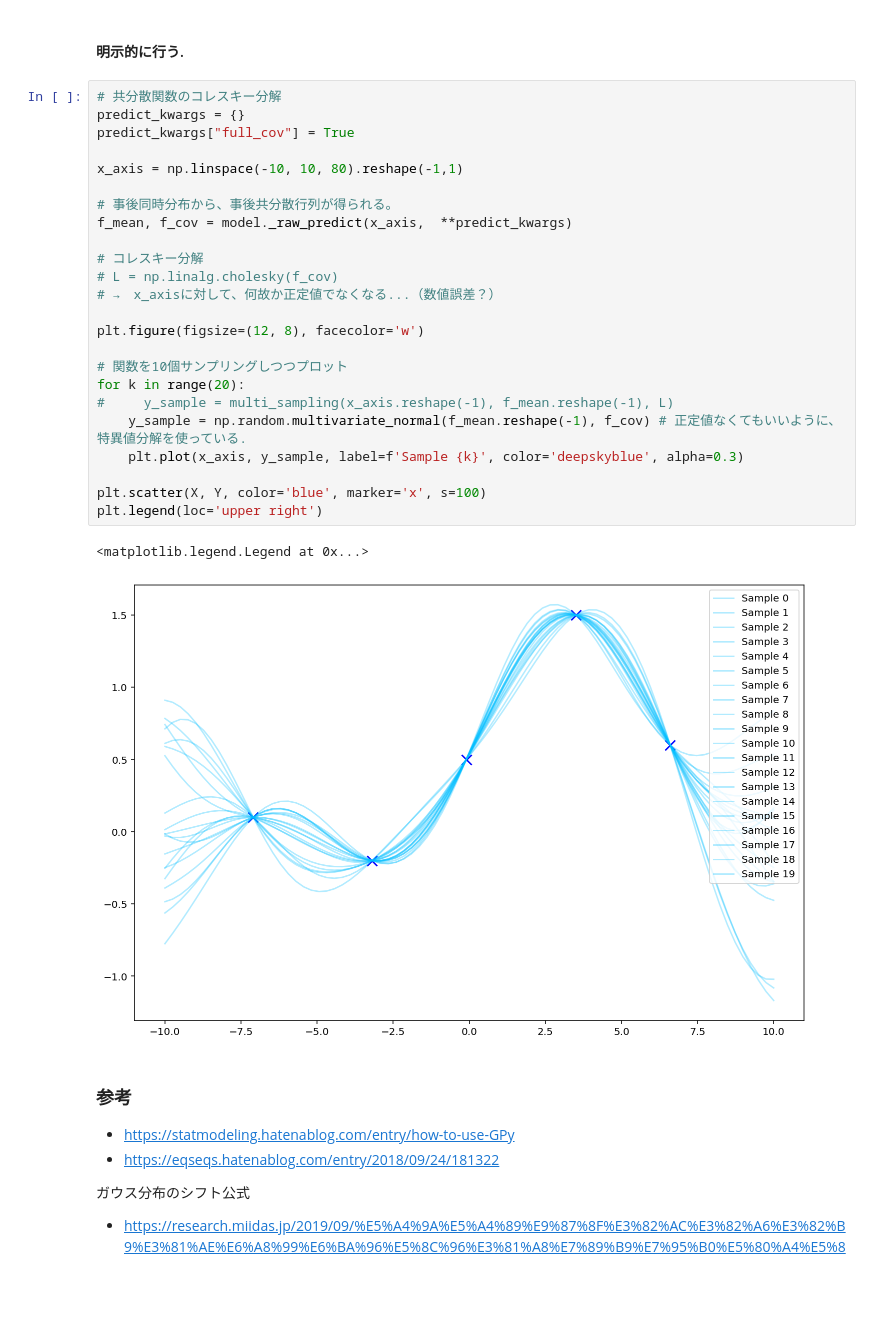
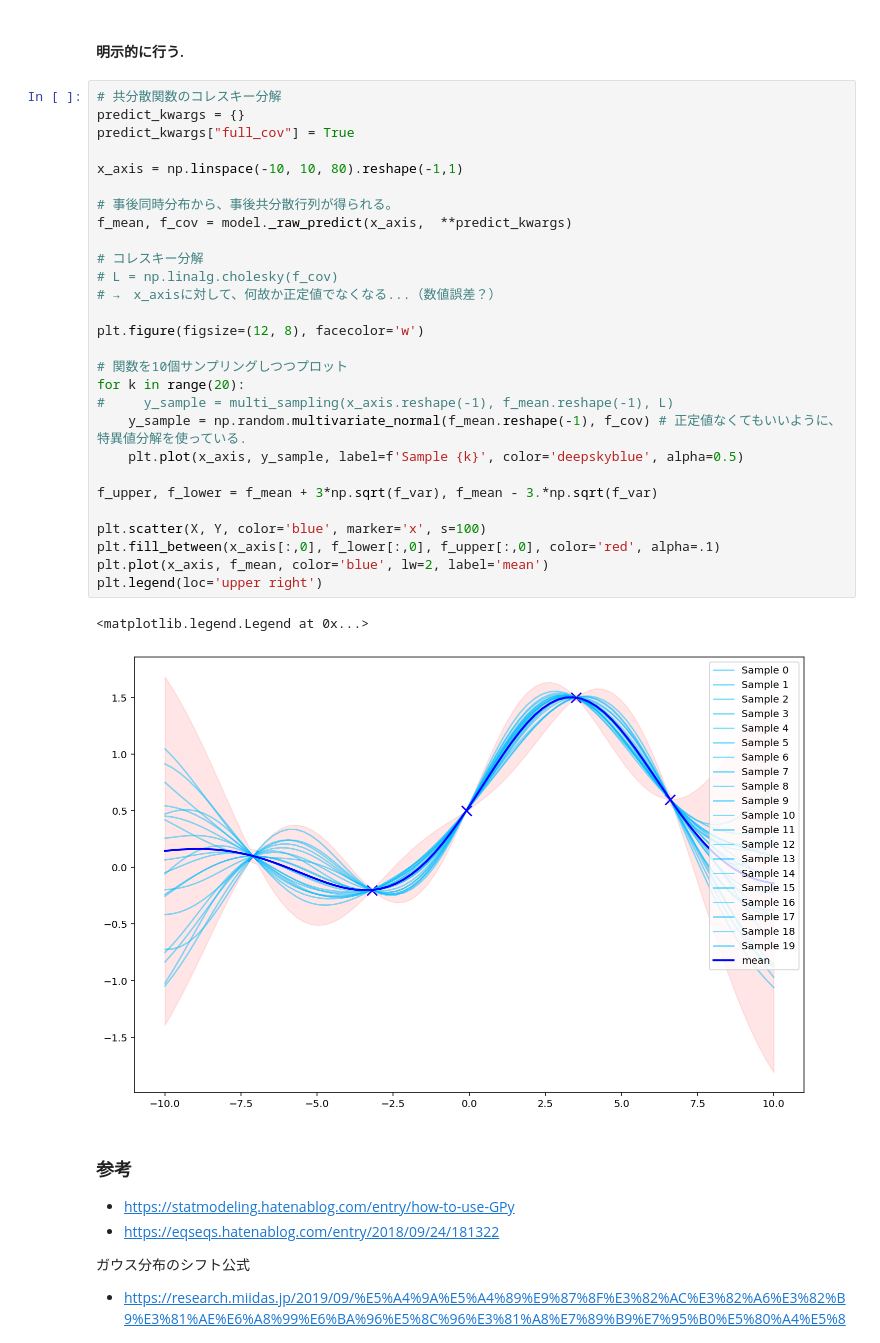
Before and after one commit to Shion-0014/thesis, a Jupyter notebook: GP_plot.ipynb, the cells around one changed output. Saved outputs shown, nothing was run; the diff lists cells and outputs as text; blank space fills up the shorter version.

```diff
--- a/GP_plot.ipynb
+++ b/GP_plot.ipynb
@@ -111,30 +111,34 @@ plt.legend()
 # %%
 # 共分散関数のコレスキー分解
 predict_kwargs = {}
 predict_kwargs["full_cov"] = True
 
 x_axis = np.linspace(-10, 10, 80).reshape(-1,1)
 
 # 事後同時分布から、事後共分散行列が得られる。
 f_mean, f_cov = model._raw_predict(x_axis,  **predict_kwargs)
 
 # コレスキー分解
 # L = np.linalg.cholesky(f_cov)
 # →　x_axisに対して、何故か正定値でなくなる...（数値誤差？）
 
 plt.figure(figsize=(12, 8), facecolor='w')
 
 # 関数を10個サンプリングしつつプロット
 for k in range(20):
 #     y_sample = multi_sampling(x_axis.reshape(-1), f_mean.reshape(-1), L)
     y_sample = np.random.multivariate_normal(f_mean.reshape(-1), f_cov) # 正定値なくてもいいように、特異値分解を使っている.
-    plt.plot(x_axis, y_sample, label=f'Sample {k}', color='deepskyblue', alpha=0.3)
+    plt.plot(x_axis, y_sample, label=f'Sample {k}', color='deepskyblue', alpha=0.5)
+
+f_upper, f_lower = f_mean + 3*np.sqrt(f_var), f_mean - 3.*np.sqrt(f_var)
 
 plt.scatter(X, Y, color='blue', marker='x', s=100)
+plt.fill_between(x_axis[:,0], f_lower[:,0], f_upper[:,0], color='red', alpha=.1)
+plt.plot(x_axis, f_mean, color='blue', lw=2, label='mean')
 plt.legend(loc='upper right')
 # %% [output]
 <matplotlib.legend.Legend at 0x...>
-[figure, old version]
+[figure, new version]
 # %% [markdown]
 ### 参考
 - https://statmodeling.hatenablog.com/entry/how-to-use-GPy
```
Also changed, not shown: parts of 2 cells of this notebook.
